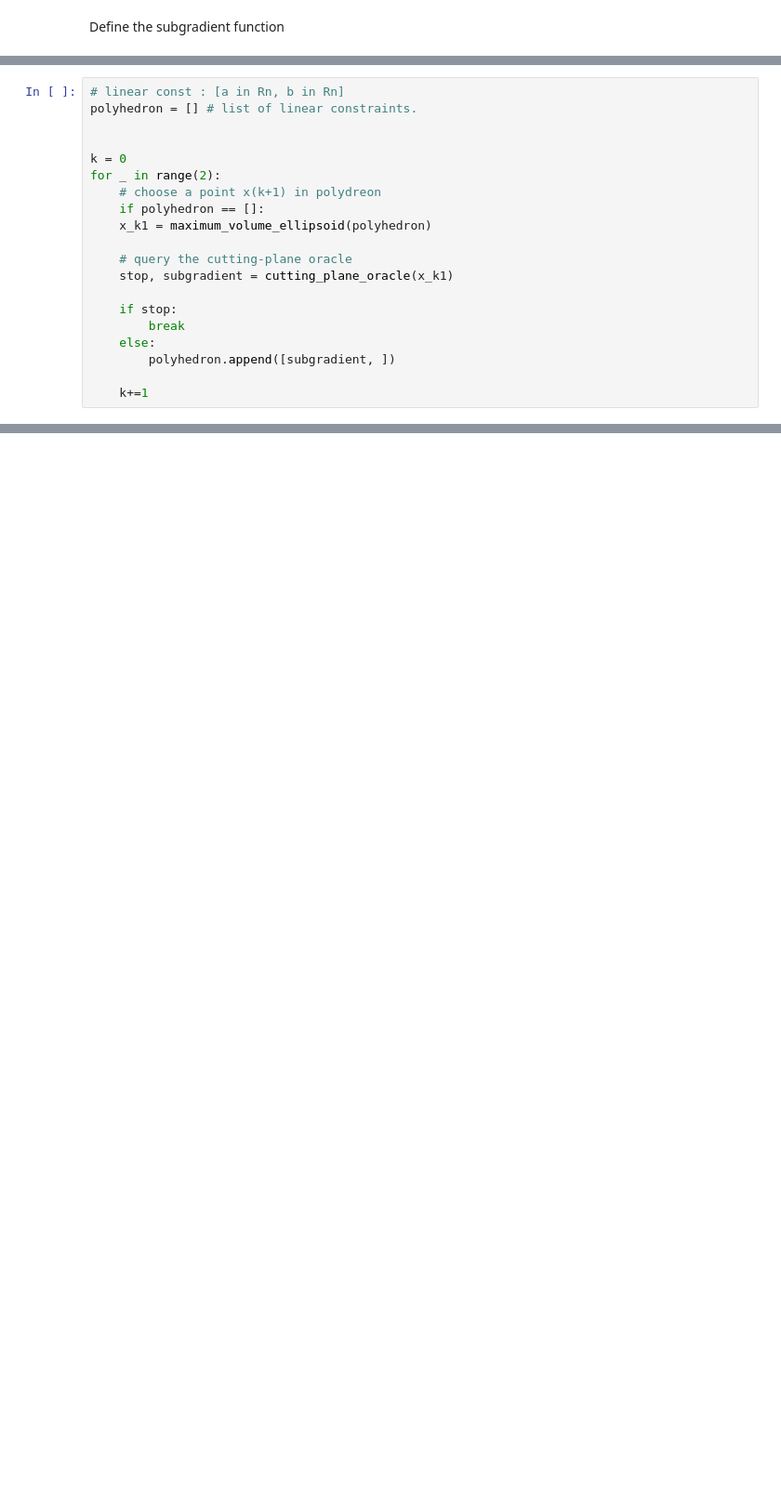
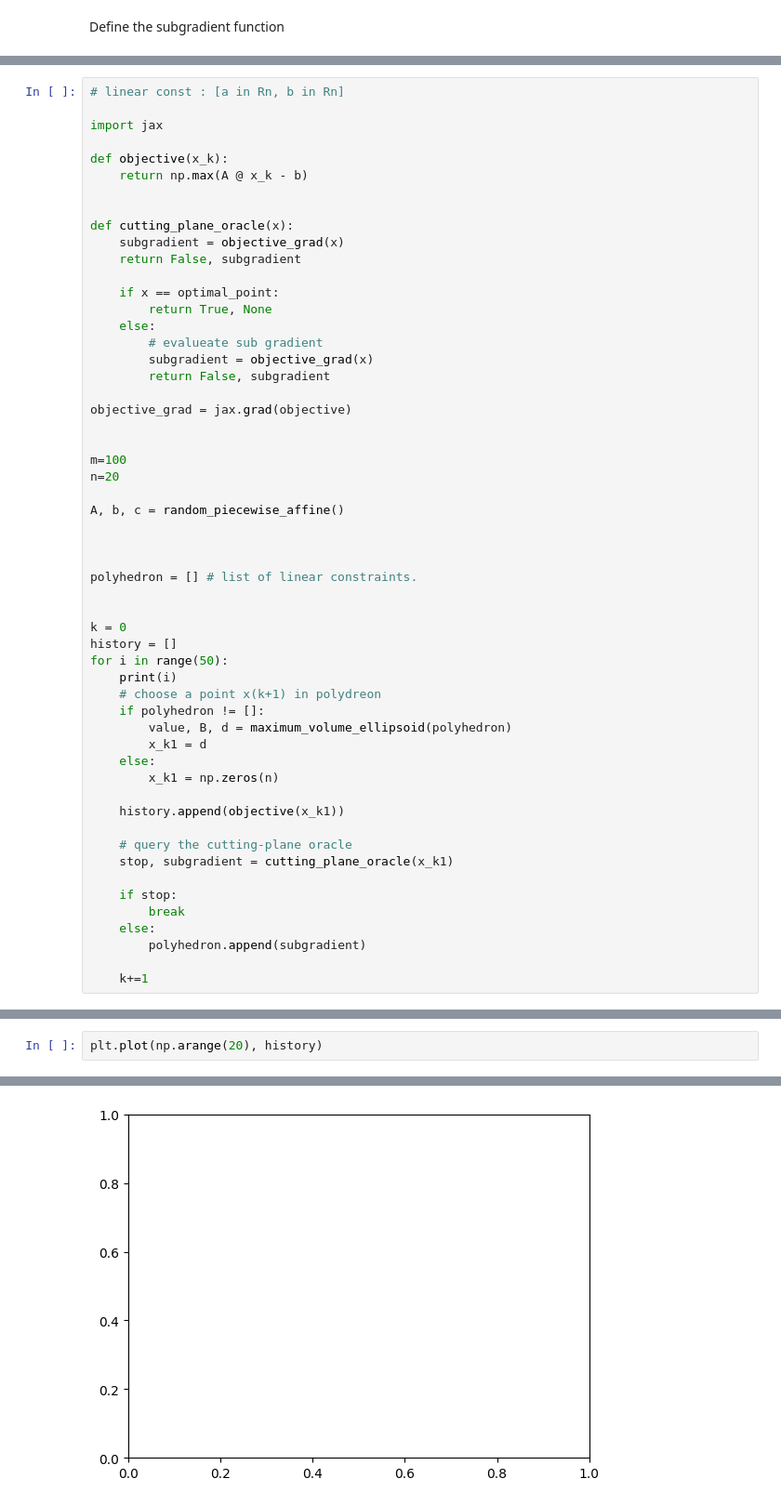
Before and after one commit to FergusCurrie/optimisation, a Jupyter notebook: notebooks/cutting-plane-method.ipynb, the cells around one changed output, grey strips where cells are left out. Shown at 93% size. Saved outputs shown, nothing was run; the diff lists cells and outputs as text; blank space fills up the shorter version.

```diff
--- a/notebooks/cutting-plane-method.ipynb
+++ b/notebooks/cutting-plane-method.ipynb
@@ -143,13 +99,48 @@ ax.grid()
 # %%
 # linear const : [a in Rn, b in Rn]
+
+import jax
+
+def objective(x_k):
+    return np.max(A @ x_k - b)
+
+
+def cutting_plane_oracle(x):
+    subgradient = objective_grad(x)
+    return False, subgradient
+
+    if x == optimal_point:
+        return True, None
+    else:
+        # evalueate sub gradient
+        subgradient = objective_grad(x)
+        return False, subgradient
+
+objective_grad = jax.grad(objective)
+
+
+m=100
+n=20
+
+A, b, c = random_piecewise_affine()
+
+
+
 polyhedron = [] # list of linear constraints.
 
 
 k = 0
-for _ in range(2):
+history = []
+for i in range(50):
+    print(i)
     # choose a point x(k+1) in polydreon
-    if polyhedron == []:
-    x_k1 = maximum_volume_ellipsoid(polyhedron)
+    if polyhedron != []:
+        value, B, d = maximum_volume_ellipsoid(polyhedron)
+        x_k1 = d
+    else:
+        x_k1 = np.zeros(n)
+
+    history.append(objective(x_k1))
 
     # query the cutting-plane oracle
     stop, subgradient = cutting_plane_oracle(x_k1)
@@ -157,7 +148,7 @@ for _ in range(2):
     if stop:
         break
     else:
-        polyhedron.append([subgradient, ])
+        polyhedron.append(subgradient)
 
     k+=1
 # %% [output]
@@ -205,0 +172,3 @@ ax.grid()
+# %%
+plt.plot(np.arange(20), history)
+# %% [output]
@@ -205,0 +176 @@ ax.grid()
+[figure, added]
```
Also changed, not shown: parts of 17 cells of this notebook.
